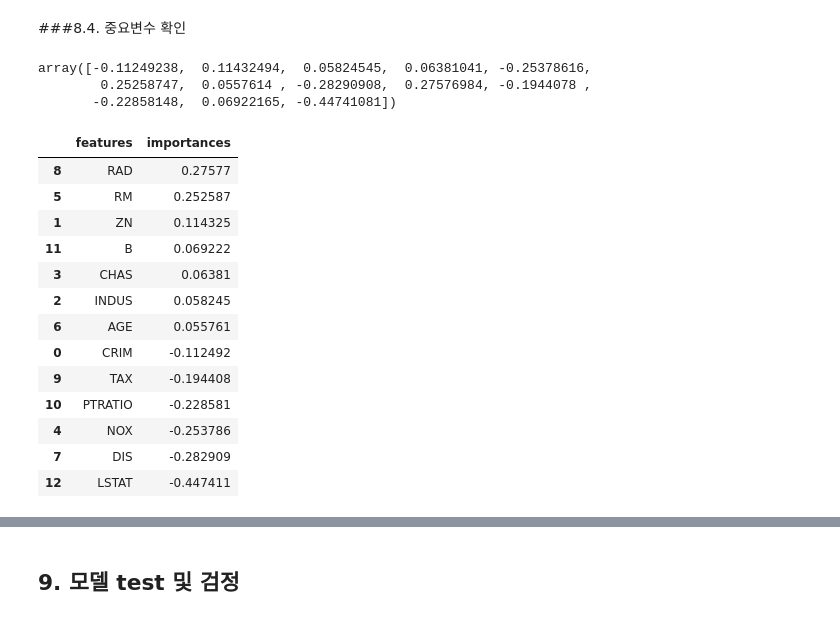
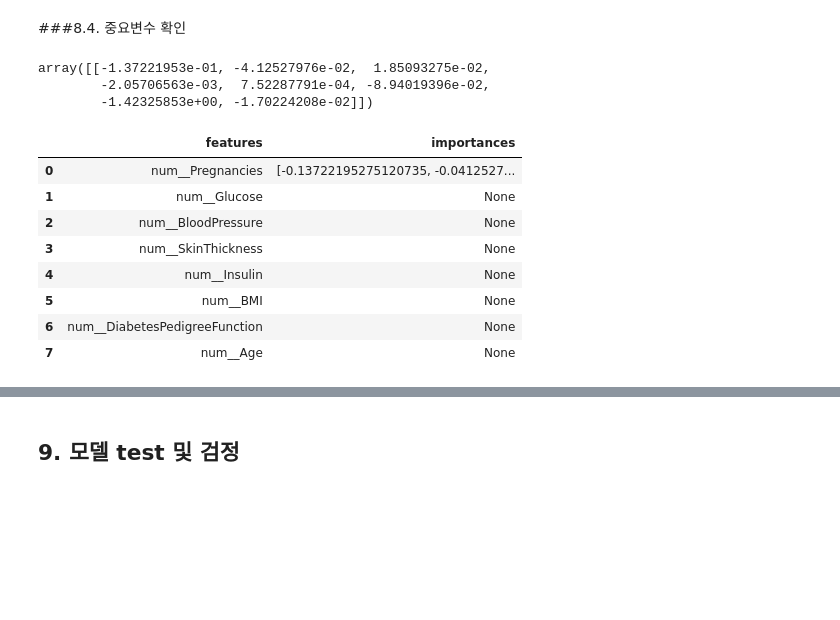
Before and after one commit to mnJ00/Data, a Jupyter notebook: 02_01_Artificial_Neural_Network(예측모델)_pynb.ipynb, the cells around one changed output, grey strips where cells are left out. Cells and saved outputs as stored; diff of their text form; code cells hidden in the pictures; blank space fills up the shorter version.

```diff
--- a/02_01_Artificial_Neural_Network(예측모델)_pynb.ipynb
+++ b/02_01_Artificial_Neural_Network(예측모델)_pynb.ipynb
@@ -358,0 +416,9 @@ lr_grid
+# %%
+lr_grid = {
+    'preprocessor__num__scaler__with_mean': [True, False],
+    'preprocessor__num__scaler__with_std': [True, False],
+    'lr_clf__C': [0.001, 0.01, 0.1, 1, 10, 100],
+    'lr_clf__penalty': ['l1', 'l2'],
+}
+
+lr_grid
@@ -361,8 +432,8 @@ lr_grid
 # %%
 lr_gs = GridSearchCV(estimator=lr_pipe,
                      param_grid=lr_grid,
-                     scoring="r2",
+                     scoring="roc_auc",                   # 수정
                      cv = 10,
-                     n_jobs=-1,
-                     verbose=10,
+                     n_jobs = -1,
+                     verbose = 10,
                      return_train_score= True)
@@ -371,5 +462,5 @@ lr_gs = GridSearchCV(estimator=lr_pipe,
 # %% [markdown]
 ### 8.1. 모델 훈련
 # %%
-lr_gs.fit(train_x, train_y)
+lr_gs.fit(X_train, y_train)
 # %% [output]
@@ -495,0 +603,3 @@ Pipeline(steps=[('numeric_transformer',
+# %%
+best_clf = lr_gs.best_estimator_
+best_clf.fit(X_train, y_train)
@@ -496,34 +631,29 @@ Pipeline(steps=[('numeric_transformer',
 # %% [markdown]
 ###8.4. 중요변수 확인
-# %%
-best_reg["lr_reg"].coef_
-# %% [output]
-array([-0.11249238,  0.11432494,  0.05824545,  0.06381041, -0.25378616,
-        0.25258747,  0.0557614 , -0.28290908,  0.27576984, -0.1944078 ,
-       -0.22858148,  0.06922165, -0.44741081])
+# %%
+best_clf["lr_clf"].coef_
+# %% [output]
+array([[-1.37221953e-01, -4.12527976e-02,  1.85093275e-02,
+        -2.05706563e-03,  7.52287791e-04, -8.94019396e-02,
+        -1.42325853e+00, -1.70224208e-02]])
 # %%
 # 중요도 점수
-features = best_reg["numeric_transformer"].get_feature_names_out()
-importances = best_reg["lr_reg"].coef_
+features = best_clf["preprocessor"].get_feature_names_out()
+importances = best_clf["lr_clf"].coef_
 importanes = importances.flatten()
 output = pd.DataFrame([features, importances],
                       index = ["features", "importances"]).T
 output = output.sort_values(["importances"], ascending=False)
 output
 # %% [output]
 |  | features | importances |
-| 8 | RAD | 0.27577 |
-| 5 | RM | 0.252587 |
-| 1 | ZN | 0.114325 |
-| 11 | B | 0.069222 |
-| 3 | CHAS | 0.06381 |
-| 2 | INDUS | 0.058245 |
-| 6 | AGE | 0.055761 |
-| 0 | CRIM | -0.112492 |
-| 9 | TAX | -0.194408 |
-| 10 | PTRATIO | -0.228581 |
-| 4 | NOX | -0.253786 |
-| 7 | DIS | -0.282909 |
-| 12 | LSTAT | -0.447411 |
+| 0 | num__Pregnancies | [-0.13722195275120735, -0.0412527... |
+| 1 | num__Glucose | None |
+| 2 | num__BloodPressure | None |
+| 3 | num__SkinThickness | None |
+| 4 | num__Insulin | None |
+| 5 | num__BMI | None |
+| 6 | num__DiabetesPedigreeFunction | None |
+| 7 | num__Age | None |
 # %%
 ##그래프 출력
```
Also changed, not shown: parts of 72 cells of this notebook.
